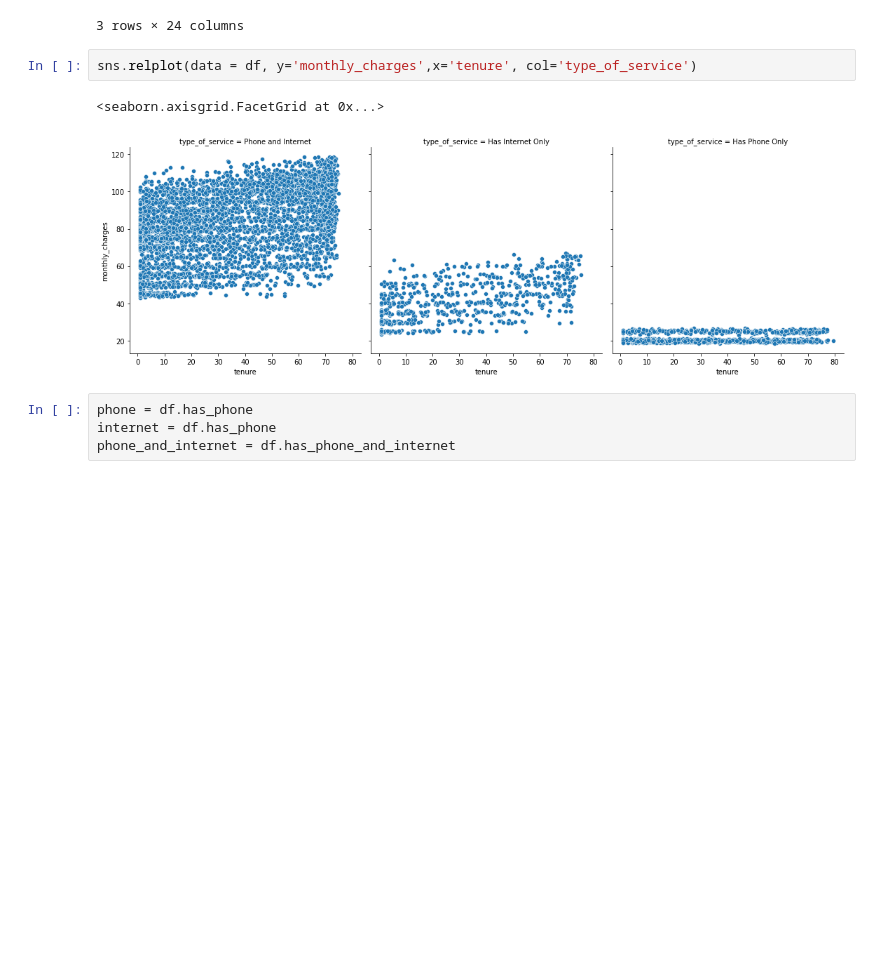
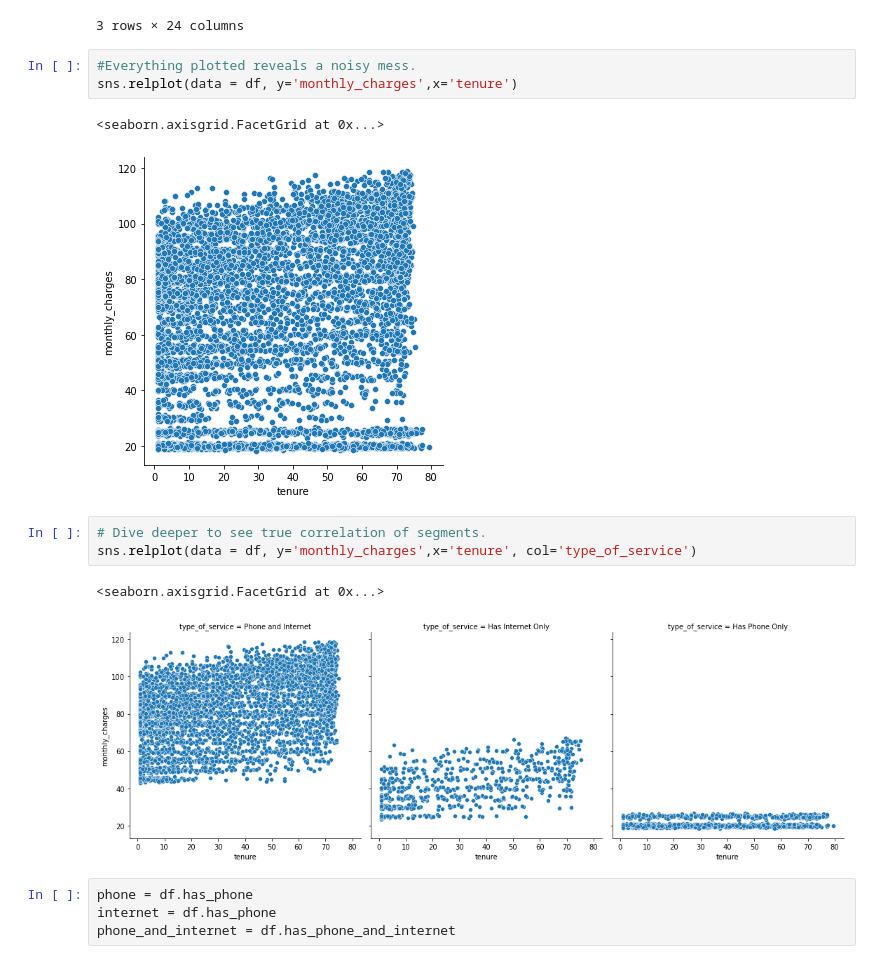
Before and after one commit to jnolf/statistics-exercises, a Jupyter notebook: hypothesis_testing.ipynb, the cells around one changed output. Drawn from its saved outputs; the diff is of its cells as text; blank space fills up the shorter version.

```diff
--- a/hypothesis_testing.ipynb
+++ b/hypothesis_testing.ipynb
@@ -405,7 +425,14 @@ df.head(3)
 | 1 | 0003-MKNFE | Male | 0 | No | No | 2 | Two or More Lines | ... |
 | 2 | 0004-TLHLJ | Male | 0 | No | No | 1 | One Line | ... |
 3 rows × 24 columns
+# %%
+#Everything plotted reveals a noisy mess.
+sns.relplot(data = df, y='monthly_charges',x='tenure')
+# %% [output]
+<seaborn.axisgrid.FacetGrid at 0x...>
+[figure, added]
 # %%
+# Dive deeper to see true correlation of segments.
 sns.relplot(data = df, y='monthly_charges',x='tenure', col='type_of_service')
 # %% [output]
 <seaborn.axisgrid.FacetGrid at 0x...>
```
Also changed, not shown: parts of 63 cells of this notebook.
